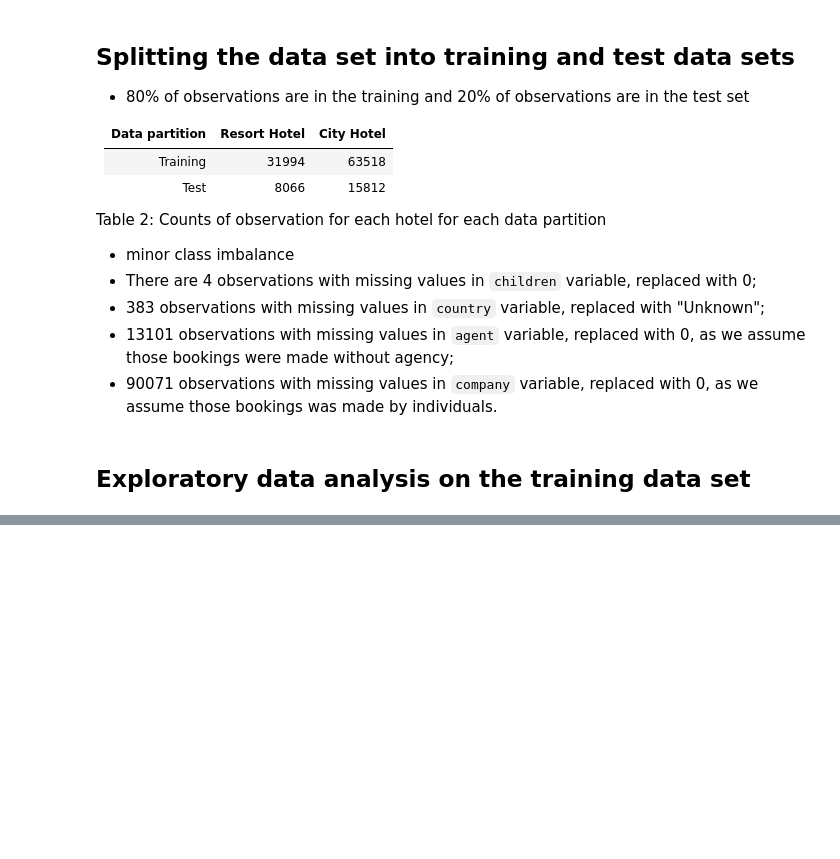
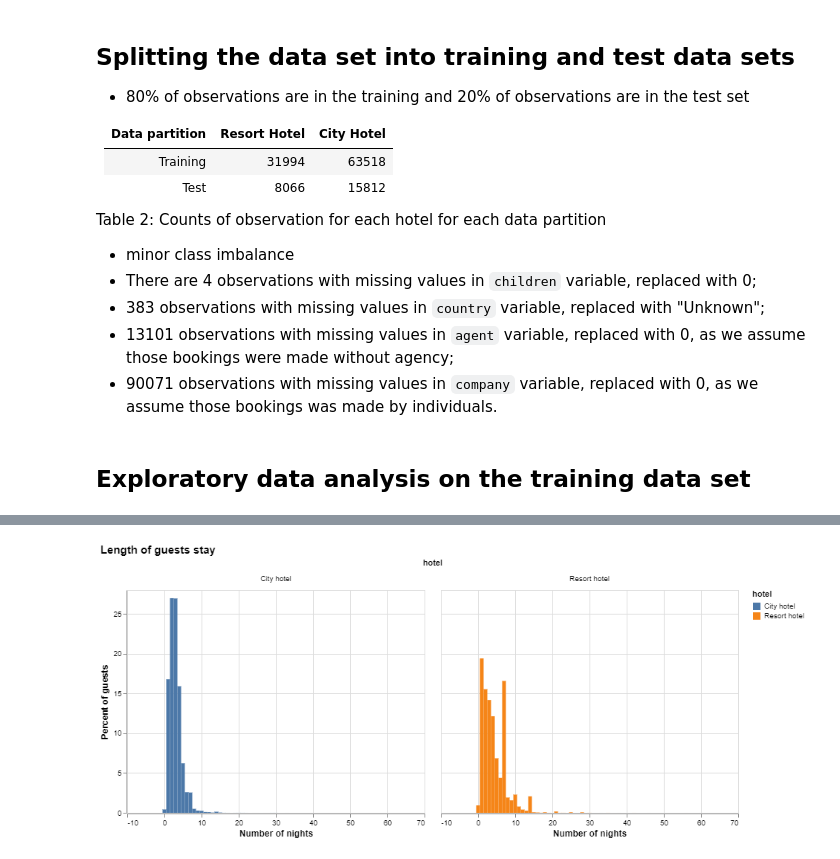
Before and after one commit to elgohr-update/chenzhao2020-dsci-522_group-28, a Jupyter notebook: src/hotels_before_eda_chen.ipynb, the cells around one changed output, grey strips where cells are left out. Saved outputs shown, nothing was run; the diff lists cells and outputs as text; code cells hidden in the pictures; blank space fills up the shorter version.

```diff
--- a/src/hotels_before_eda_chen.ipynb
+++ b/src/hotels_before_eda_chen.ipynb
@@ -180,5 +187,5 @@ X_test = test_df.drop(["is_canceled"], axis=1)
 y_test = test_df["is_canceled"]
 # %%
 # Seperate Resort adn City Hotel:
-resort_train = X_train.loc[(X_train["hotel"] == "Resort Hotel")]
-city_train = X_train.loc[(X_train["hotel"] == "City Hotel")]
+resort_train = X_train.loc[(X_train["hotel"] == "Resort Hotel")].copy()
+city_train = X_train.loc[(X_train["hotel"] == "City Hotel")].copy()
@@ -184,0 +230,50 @@ city_train = X_train.loc[(X_train["hotel"] == "City Hotel")]
+# %%
+resort_train["total_nights"] = (
+    resort_train["stays_in_weekend_nights"] + resort_train["stays_in_week_nights"]
+)
+city_train["total_nights"] = (
+    city_train["stays_in_weekend_nights"] + city_train["stays_in_week_nights"]
+)
+
+num_nights_resort = list(resort_train["total_nights"].value_counts().index)
+num_bookings_resort = list(resort_train["total_nights"].value_counts())
+rel_bookings_resort = (
+    resort_train["total_nights"].value_counts() / sum(num_bookings_resort) * 100
+)  # convert to percent
+
+num_nights_city = list(city_train["total_nights"].value_counts().index)
+num_bookings_city = list(city_train["total_nights"].value_counts())
+rel_bookings_city = (
+    city_train["total_nights"].value_counts() / sum(num_bookings_city) * 100
+)  # convert to percent
+
+resort_nights = pd.DataFrame(
+    {
+        "hotel": "Resort hotel",
+        "num_nights": num_nights_resort,
+        "rel_num_bookings": rel_bookings_resort,
+    }
+)
+
+city_nights = pd.DataFrame(
+    {
+        "hotel": "City hotel",
+        "num_nights": num_nights_city,
+        "rel_num_bookings": rel_bookings_city,
+    }
+)
+
+nights_data = pd.concat([resort_nights, city_nights], ignore_index=True)
+nights_data
+
+alt.Chart(nights_data).mark_bar().encode(
+    alt.X("num_nights", title="Number of nights"),
+    alt.Y("rel_num_bookings", title="Percent of guests"),
+    color="hotel",
+).facet("hotel", title="Length of guests stay").configure_axis(
+    labelFontSize=10, titleFontSize=12
+).configure_title(
+    fontSize=15
+)
+# %% [output]
+[figure, added]
```
Also changed, not shown: parts of 3 cells of this notebook.
